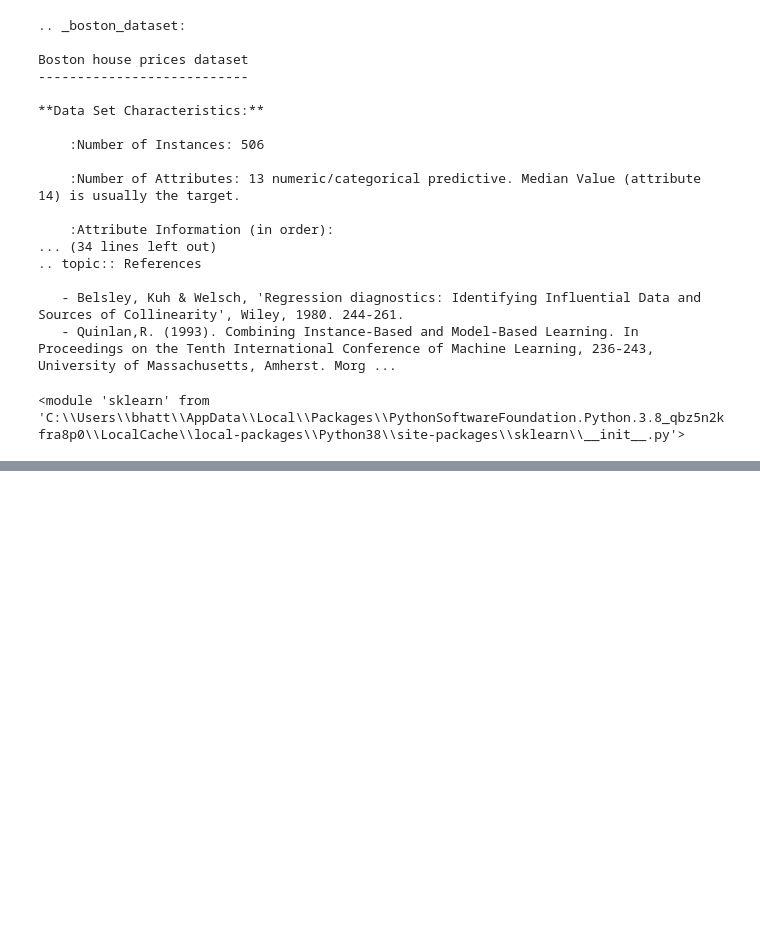
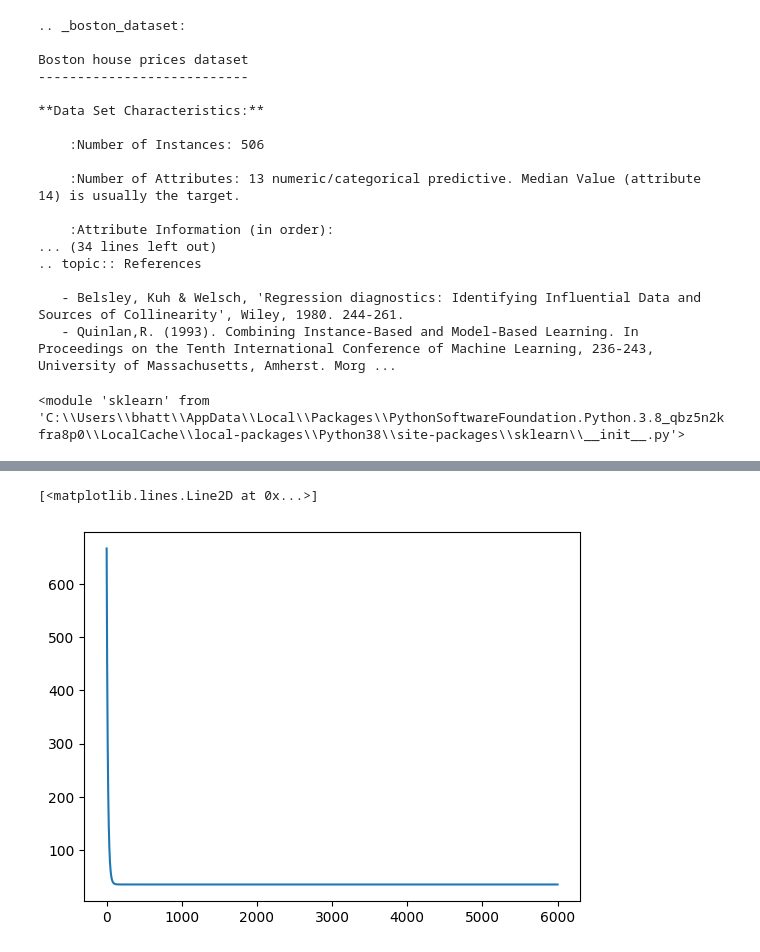
Before and after one commit to Abhijeet399/Data_Science_PP_6_Aug_23, a Jupyter notebook: Machine Learning/Linear_Regression_Boston_Dataset.ipynb, the cells around one changed output, grey strips where cells are left out. Drawn from its saved outputs; the diff is of its cells as text; code cells hidden in the pictures; blank space fills up the shorter version.

```diff
--- a/Machine Learning/Linear_Regression_Boston_Dataset.ipynb
+++ b/Machine Learning/Linear_Regression_Boston_Dataset.ipynb
@@ -88,0 +267,8 @@ sklearn
+# %%
+def loss_func(x, y, weight):
+
+    error = 0
+    y_pred = hypothesis(x, weight)
+
+    error = np.sum((y_pred - y)**2)
+    return error/x.shape[0]
@@ -88,0 +277,27 @@ sklearn
+# %%
+def gradient(x, y, weight):
+
+    y_pred = hypothesis(x, weight)
+    grad = np.dot(x.T, (y_pred - y))
+
+    return grad/x.shape[0]
+# %%
+def gradient_descent(x, y, learning_rate = 0.03):
+
+    weight = np.zeros((x.shape[1], ))
+
+    cost = []
+
+    epoch = 6000
+
+    for i in range(epoch):
+        grad = gradient(x, y, weight)
+
+        loss = loss_func(x, y, weight)
+        cost.append(loss)
+
+        weight = weight - learning_rate * grad
+
+    return cost, weight
+# %%
+cost, weight = gradient_descent(train_X, train_Y)
@@ -88,0 +324,6 @@ sklearn
+# %%
+import matplotlib.pyplot as plt
+plt.plot(cost)
+# %% [output]
+[<matplotlib.lines.Line2D at 0x...>]
+[figure, added]
```
Also changed, not shown: parts of 42 cells of this notebook.
